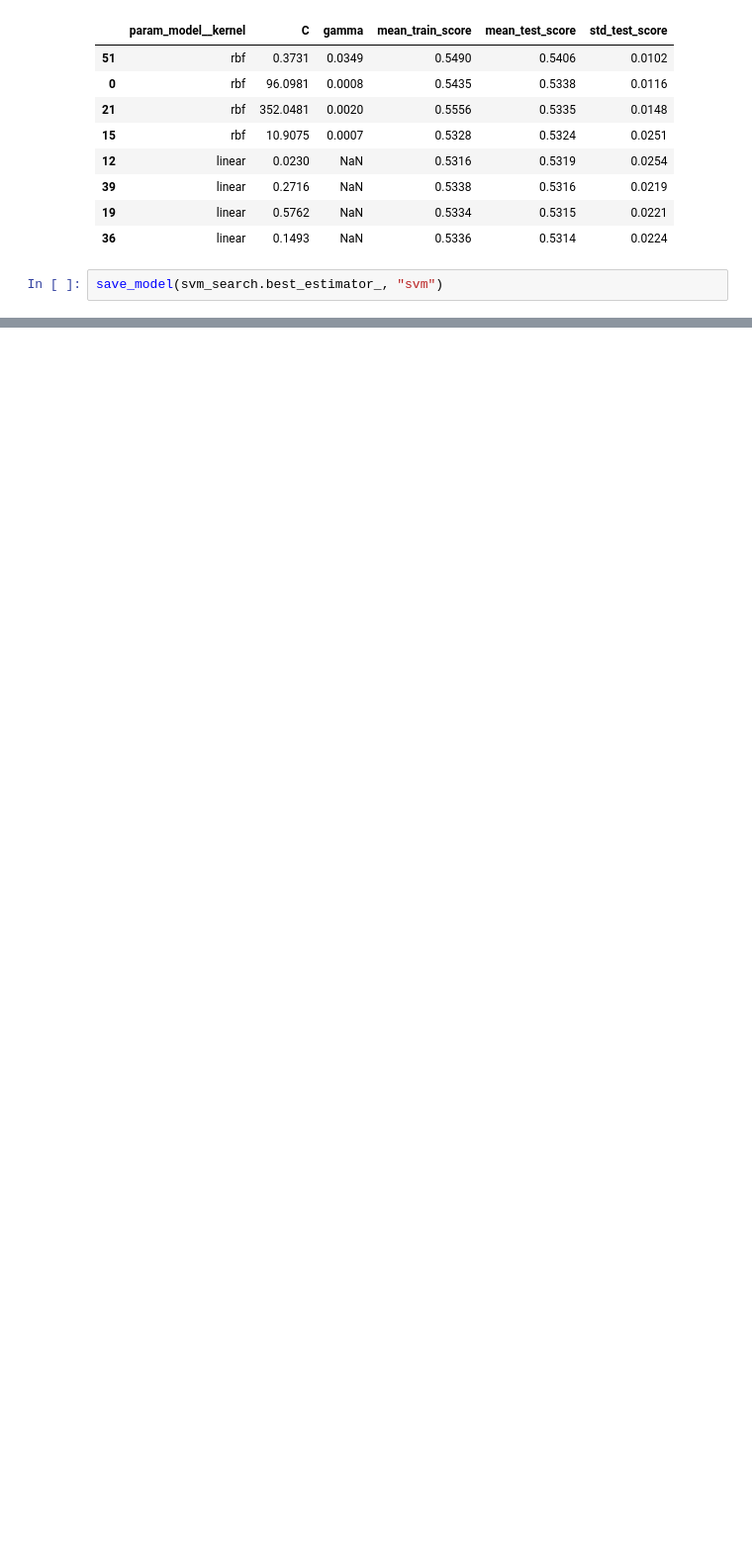
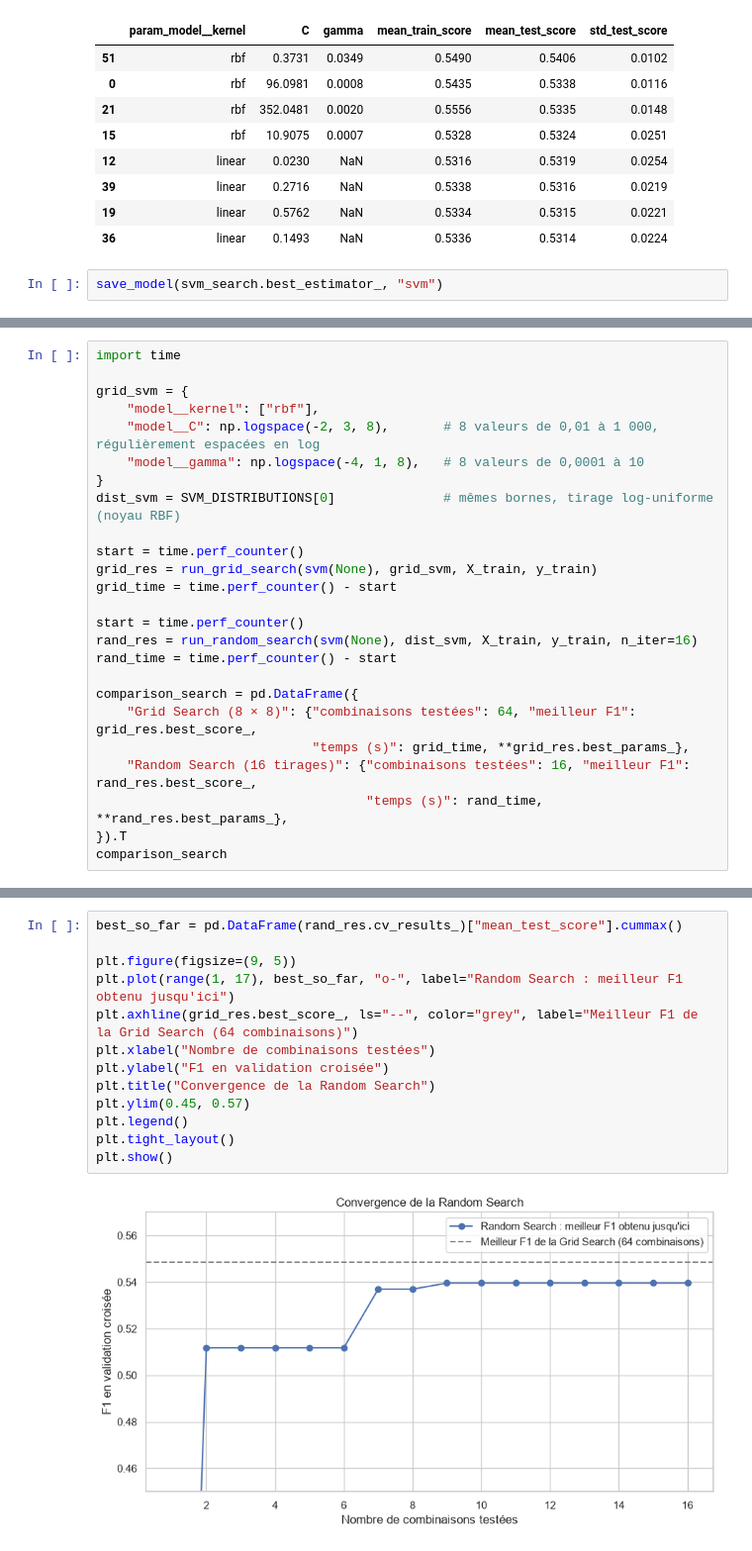
Before and after one commit to AmbreBerdery/WineQuality, a Jupyter notebook: notebooks/05_optimization.ipynb, the cells around one changed output, grey strips where cells are left out. Shown at 99% size. Drawn from its saved outputs; the diff is of its cells as text; blank space fills up the shorter version.

```diff
--- a/notebooks/05_optimization.ipynb
+++ b/notebooks/05_optimization.ipynb
@@ -270,0 +273,25 @@ save_model(svm_search.best_estimator_, "svm")
+# %%
+import time
+
+grid_svm = {
+    "model__kernel": ["rbf"],
+    "model__C": np.logspace(-2, 3, 8),       # 8 valeurs de 0,01 à 1 000, régulièrement espacées en log
+    "model__gamma": np.logspace(-4, 1, 8),   # 8 valeurs de 0,0001 à 10
+}
+dist_svm = SVM_DISTRIBUTIONS[0]              # mêmes bornes, tirage log-uniforme (noyau RBF)
+
+start = time.perf_counter()
+grid_res = run_grid_search(svm(None), grid_svm, X_train, y_train)
+grid_time = time.perf_counter() - start
+
+start = time.perf_counter()
+rand_res = run_random_search(svm(None), dist_svm, X_train, y_train, n_iter=16)
+rand_time = time.perf_counter() - start
+
+comparison_search = pd.DataFrame({
+    "Grid Search (8 × 8)": {"combinaisons testées": 64, "meilleur F1": grid_res.best_score_,
+                            "temps (s)": grid_time, **grid_res.best_params_},
+    "Random Search (16 tirages)": {"combinaisons testées": 16, "meilleur F1": rand_res.best_score_,
+                                   "temps (s)": rand_time, **rand_res.best_params_},
+}).T
+comparison_search
@@ -270,0 +302,15 @@ save_model(svm_search.best_estimator_, "svm")
+# %%
+best_so_far = pd.DataFrame(rand_res.cv_results_)["mean_test_score"].cummax()
+
+plt.figure(figsize=(9, 5))
+plt.plot(range(1, 17), best_so_far, "o-", label="Random Search : meilleur F1 obtenu jusqu'ici")
+plt.axhline(grid_res.best_score_, ls="--", color="grey", label="Meilleur F1 de la Grid Search (64 combinaisons)")
+plt.xlabel("Nombre de combinaisons testées")
+plt.ylabel("F1 en validation croisée")
+plt.title("Convergence de la Random Search")
+plt.ylim(0.45, 0.57)
+plt.legend()
+plt.tight_layout()
+plt.show()
+# %% [output]
+[figure, added]
```
Also changed, not shown: parts of 2 cells of this notebook.
